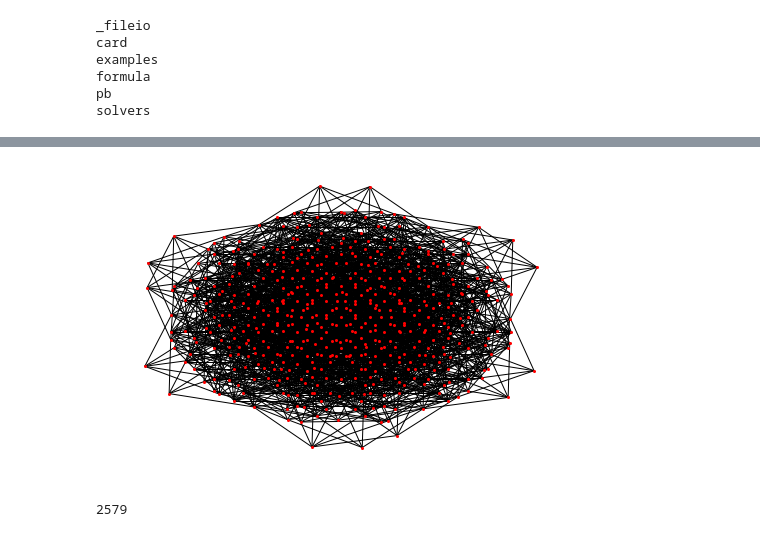
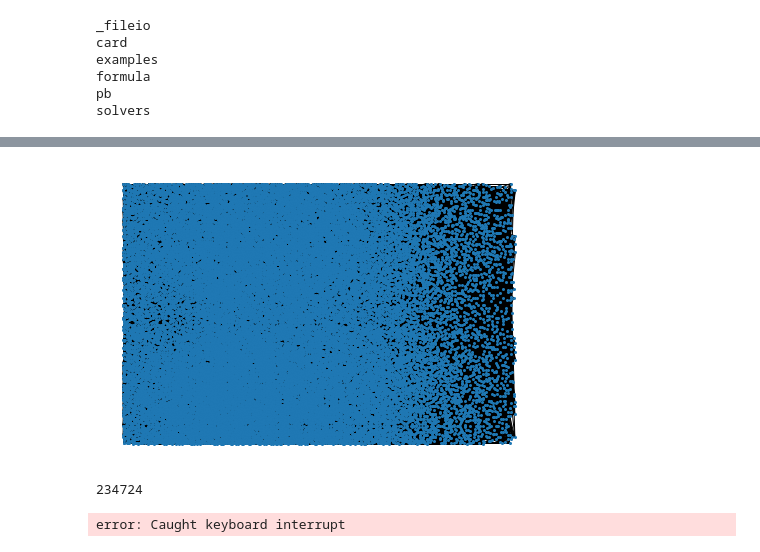
Before and after one commit to oisincar/cnp-5, a Jupyter notebook: SubGraphExplore.ipynb, the cells around one changed output, grey strips where cells are left out. Saved outputs shown, nothing was run; the diff lists cells and outputs as text; code cells hidden in the pictures.

Commit message:
Find thinnest(?) 4-chromatic graph from Jaan's v34590 graph.

```diff
--- a/SubGraphExplore.ipynb
+++ b/SubGraphExplore.ipynb
@@ -107,0 +120,2 @@ G_points = (gp, [complex(p) for p in gp])
+# %%
+G = nx.read_gpickle("graphs/v34590.gpickle")
@@ -108,9 +124,9 @@ G_points = (gp, [complex(p) for p in gp])
 # %%
 # Create and view graph.
-G = cnp.graph.Graph((G_points))
+#G = cnp.graph.Graph((G_points))
 G.show()
 # %% [output]
-[figure, old version]
+[figure, new version]
 # %%
 # Check edges
 print(len(G.G.edges))
@@ -119,7 +135,8 @@ print(len(G.G.edges))
 from cnp.sat import isColourable, genMinGraph, optimize
 print("Is colourable in 4 colours?", isColourable(G, 4))
 # %% [output]
-2579
+234724
+error: Caught keyboard interrupt
 # %%
 GM = isomorphism.GraphMatcher(G.G, Gmoser.G)
 
```
Also changed, not shown: parts of 18 cells of this notebook, 8 other files.
